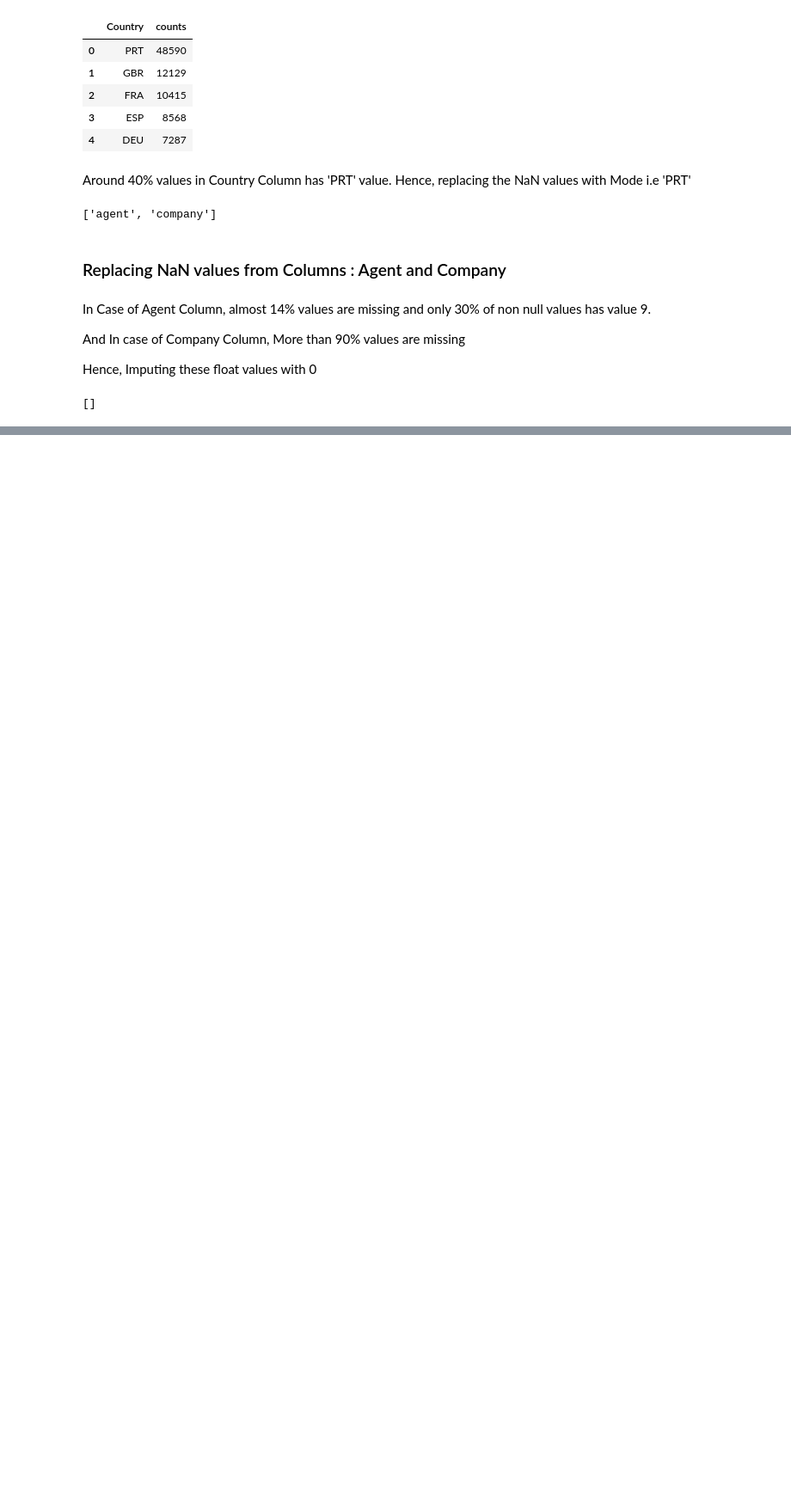
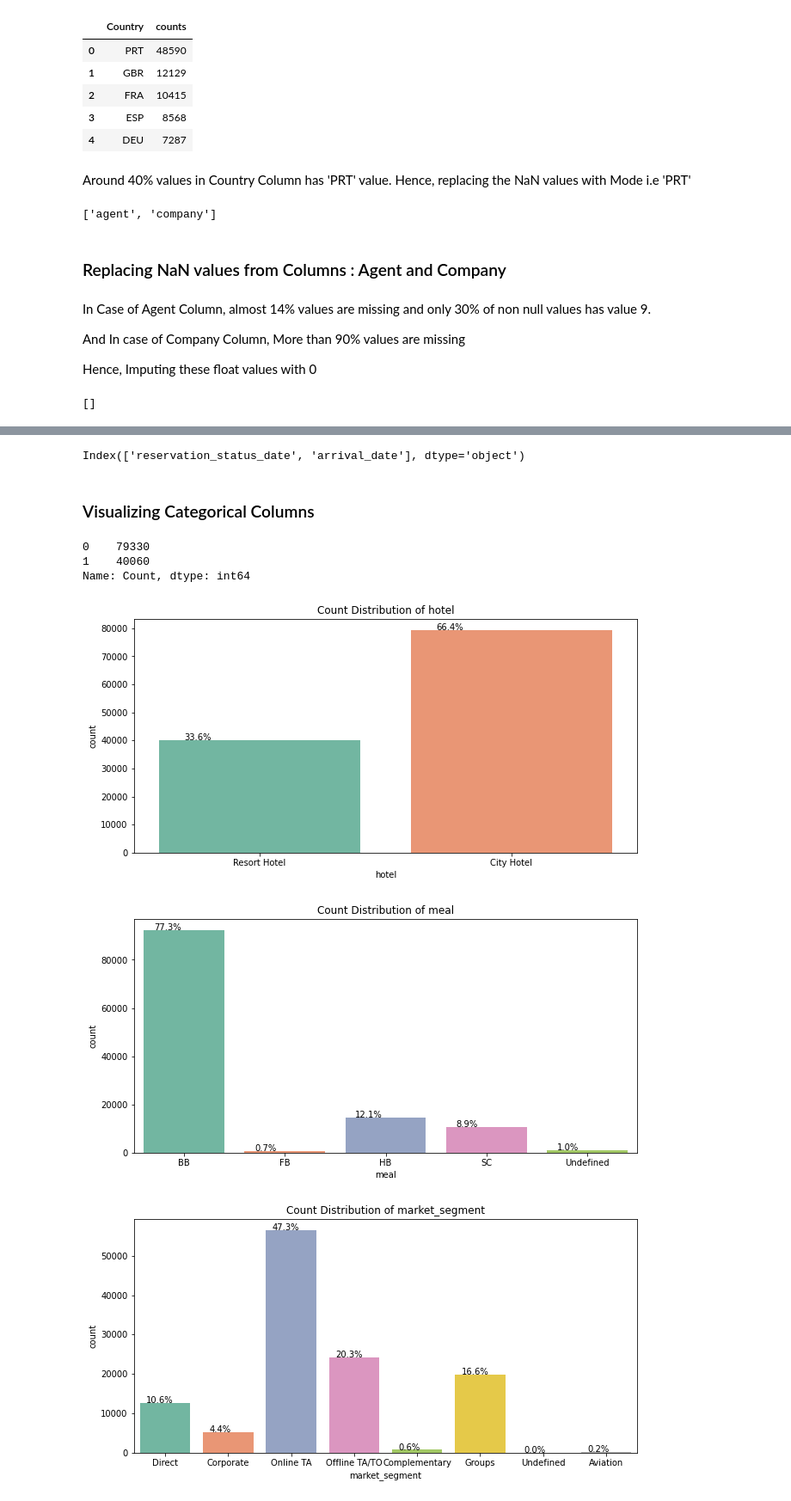
Before and after one commit to scharu07/Hotel-Booking-Analysis, a Jupyter notebook: Hotel_Booking_Analysis_Capstone_Project.ipynb, the cells around one changed output, grey strips where cells are left out. Shown at 86% size. Saved outputs shown, nothing was run; the diff lists cells and outputs as text; code cells hidden in the pictures; blank space fills up the shorter version.

```diff
--- a/Hotel_Booking_Analysis_Capstone_Project.ipynb
+++ b/Hotel_Booking_Analysis_Capstone_Project.ipynb
@@ -494,0 +286,4 @@ sns.lineplot(x=df_leadtime.Lead_time,y=df_leadtime.Count,data=df_leadtime)
+# %%
+df['Same_room']=df['assigned_room_type']==df['reserved_room_type']
+df.Same_room=df.Same_room.map({True:1,False:0})
+df.Same_room=df.Same_room.astype('int')
@@ -494,0 +292,3 @@ sns.lineplot(x=df_leadtime.Lead_time,y=df_leadtime.Count,data=df_leadtime)
+# %%
+df['No_of_days_stayed']=(df.reservation_status_date-df.arrival_date).dt.days
+df['No_of_days_stayed'][(df.reservation_status=='Canceled') | (df.reservation_status=='No-Show')]=0
@@ -494,0 +331,4 @@ sns.lineplot(x=df_leadtime.Lead_time,y=df_leadtime.Count,data=df_leadtime)
+# %%
+#Filtering out Discrete and Continuous Numeric Variables
+Numeric_variables=df.describe(include=['float64','int64']).columns
+Numeric_variables
@@ -494,0 +345,8 @@ sns.lineplot(x=df_leadtime.Lead_time,y=df_leadtime.Count,data=df_leadtime)
+# %%
+discrete_variables=[]
+continuous_variables=[]
+for i in Numeric_variables:
+  if len(df[i].unique().tolist())>32:
+    continuous_variables.append(i)
+  else:
+    discrete_variables.append(i)
@@ -494,0 +382,33 @@ sns.lineplot(x=df_leadtime.Lead_time,y=df_leadtime.Count,data=df_leadtime)
+# %%
+#Filtering out DateTime type Columns
+Datetime_variables=df.describe(include=['datetime64']).columns
+Datetime_variables
+# %% [output]
+Index(['reservation_status_date', 'arrival_date'], dtype='object')
+# %% [markdown]
+### Visualizing Categorical Columns
+# %%
+n=df['hotel'].value_counts().rename_axis('hotel').reset_index(name='Count')
+n['Count']
+# %% [output]
+0    79330
+1    40060
+Name: Count, dtype: int64
+# %%
+cat_var_to_visualize=['hotel', 'meal', 'market_segment', 'assigned_room_type', 'deposit_type',
+       'customer_type', 'reservation_status']
+plt.rcParams["figure.figsize"] = (10.5,5)
+color=sns.color_palette('Set2')
+for i in cat_var_to_visualize:
+  ax = sns.countplot(x=i, data=df,
+                   linewidth=0,
+                   edgecolor=sns.color_palette("dark", 10),palette='Set2')
+  for p in ax.patches:
+        ax.annotate('{:.1f}%'.format(100*p.get_height()/len(df[i])), (p.get_x()+0.1, p.get_height()+5))
+  plt.xlabel(i)
+  plt.title("Count Distribution of "+str(i))
+  plt.show()
+# %% [output]
+[figure, added]
+[figure, added]
+[figure, added]
```
Also changed, not shown: parts of 167 cells of this notebook.
